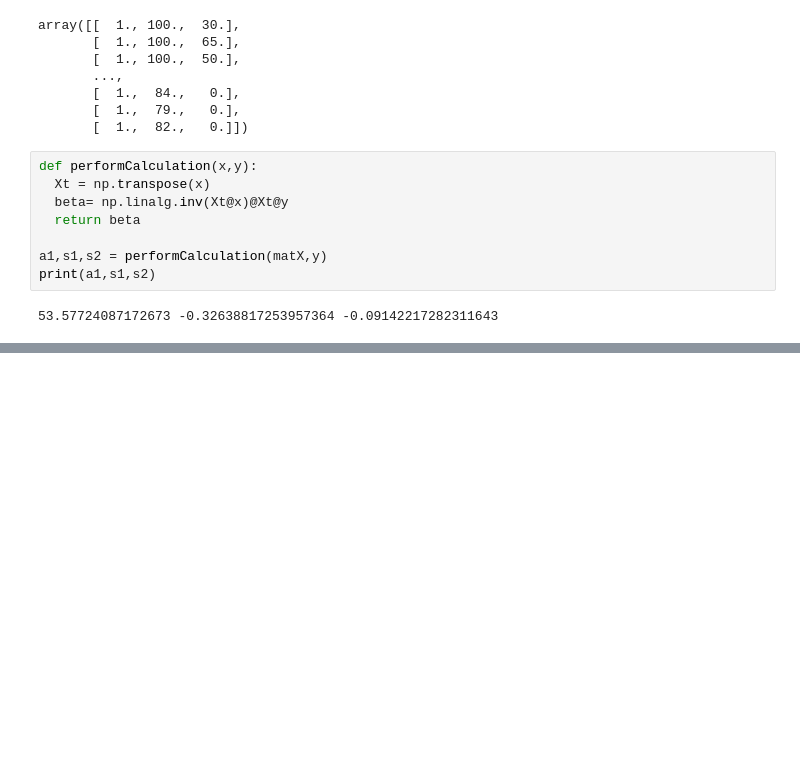
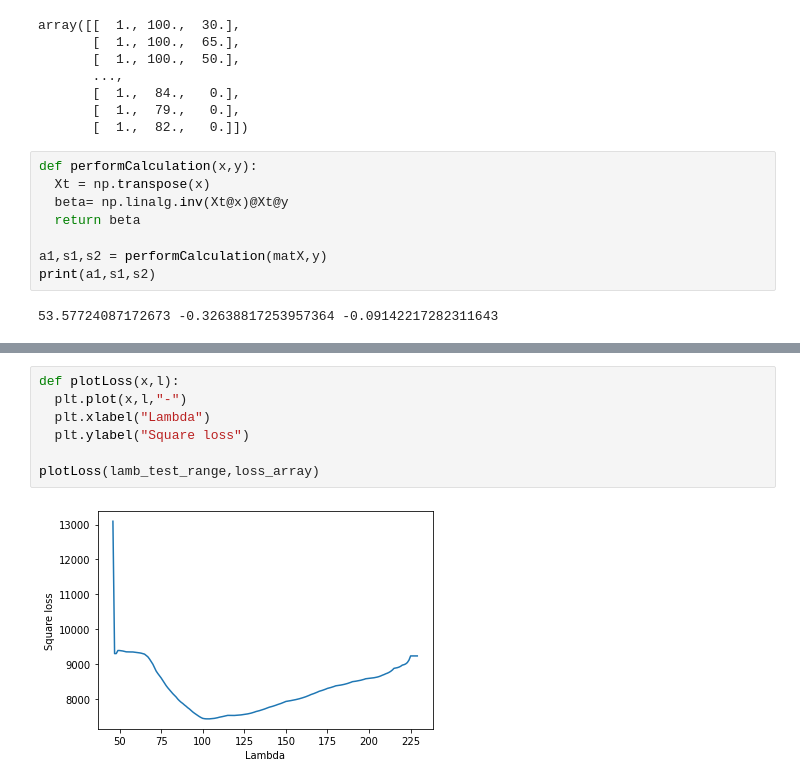
Before and after one commit to ramanarayanan-98/ml-written-assigment-5c-5d, a Jupyter notebook: 5c_and_5d_PiecewiseLinearFit.ipynb, the cells around one changed output, grey strips where cells are left out. Drawn from its saved outputs; the diff is of its cells as text; blank space fills up the shorter version.

```diff
--- a/5c_and_5d_PiecewiseLinearFit.ipynb
+++ b/5c_and_5d_PiecewiseLinearFit.ipynb
@@ -132,0 +139,9 @@ Lamb:229.0, MinLoss till now: 7418.6586016076435, Betas with min_loss(a1,s1,s2,l
+# %%
+def plotLoss(x,l):
+  plt.plot(x,l,"-")
+  plt.xlabel("Lambda")
+  plt.ylabel("Square loss")
+
+plotLoss(lamb_test_range,loss_array)
+# %% [output]
+[figure, added]
```
Also changed, not shown: parts of 2 cells of this notebook.
